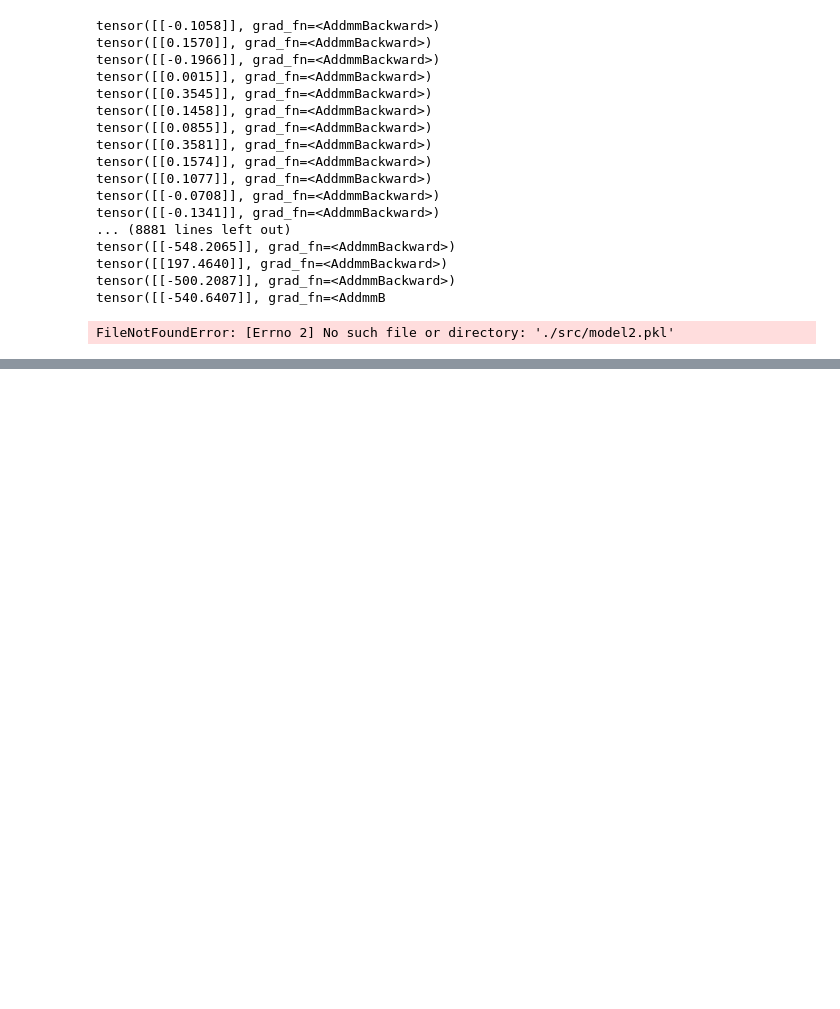
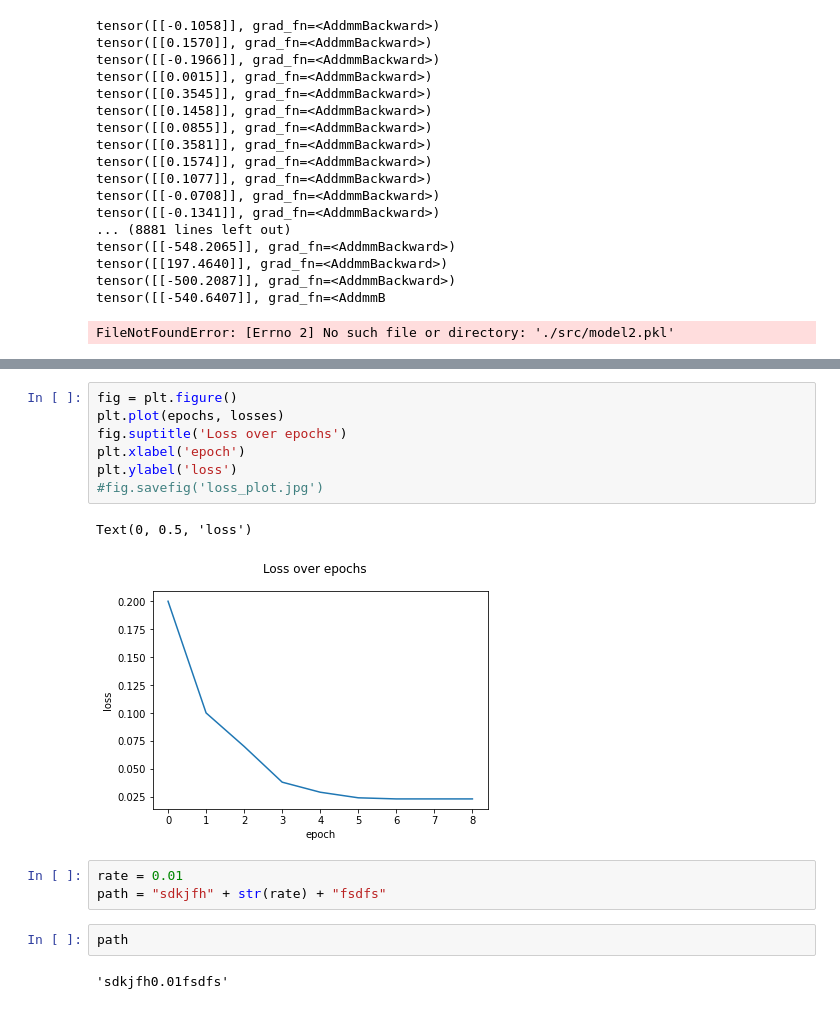
Before and after one commit to meganhfowler/CRISPR-Project, a Jupyter notebook: notebooks/Untitled.ipynb, the cells around one changed output, grey strips where cells are left out. Cells and saved outputs as stored; diff of their text form; blank space fills up the shorter version.

```diff
--- a/notebooks/Untitled.ipynb
+++ b/notebooks/Untitled.ipynb
@@ -286,0 +309,17 @@ FileNotFoundError: [Errno 2] No such file or directory: './src/model2.pkl'
+# %%
+fig = plt.figure()
+plt.plot(epochs, losses)
+fig.suptitle('Loss over epochs')
+plt.xlabel('epoch')
+plt.ylabel('loss')
+#fig.savefig('loss_plot.jpg')
+# %% [output]
+Text(0, 0.5, 'loss')
+[figure, added]
+# %%
+rate = 0.01
+path = "sdkjfh" + str(rate) + "fsdfs"
+# %%
+path
+# %% [output]
+'sdkjfh0.01fsdfs'
```
Also changed, not shown: parts of 8 cells of this notebook, 26 other files.
